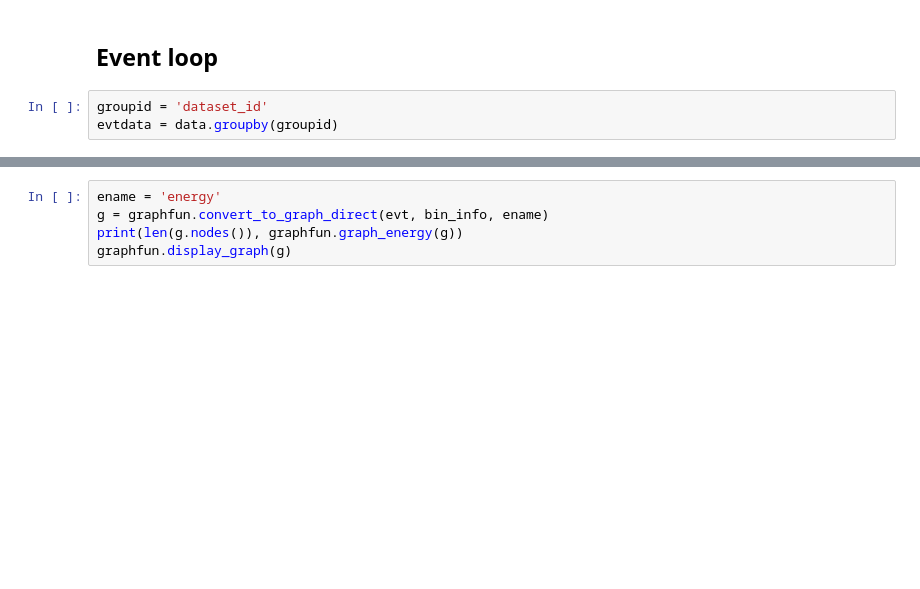
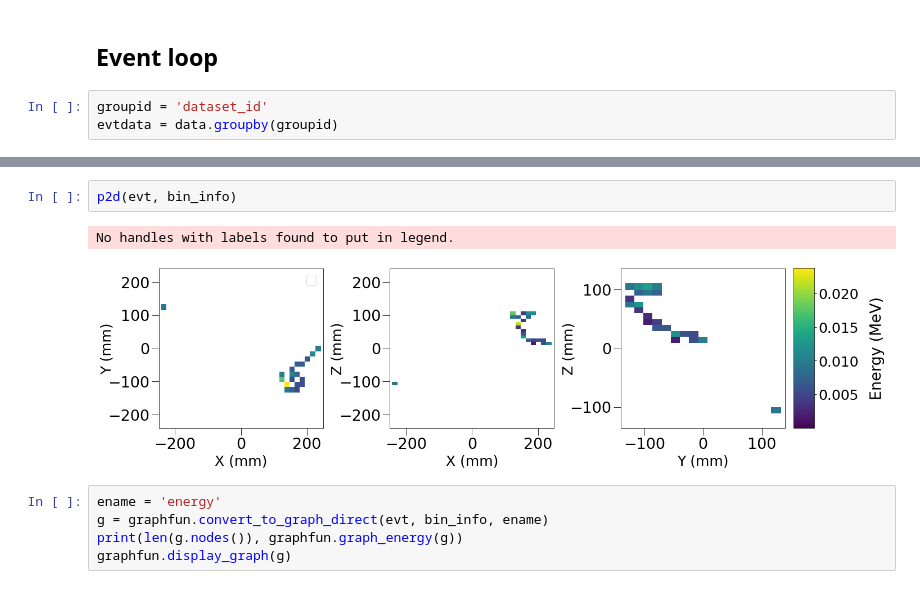
Before and after one commit to jahernando/nextana, a Jupyter notebook: NB/topo/zora.ipynb, the cells around one changed output, grey strips where cells are left out. Drawn from its saved outputs; the diff is of its cells as text; blank space fills up the shorter version.

```diff
--- a/NB/topo/zora.ipynb
+++ b/NB/topo/zora.ipynb
@@ -128,3 +106,8 @@ zevt['summary'].head()
+# %%
+p2d(evt, bin_info)
+# %% [output]
+No handles with labels found to put in legend.
+[figure, added]
 # %%
 ename = 'energy'
 g = graphfun.convert_to_graph_direct(evt, bin_info, ename)
```
Also changed, not shown: parts of 9 cells of this notebook, 4 other files.
